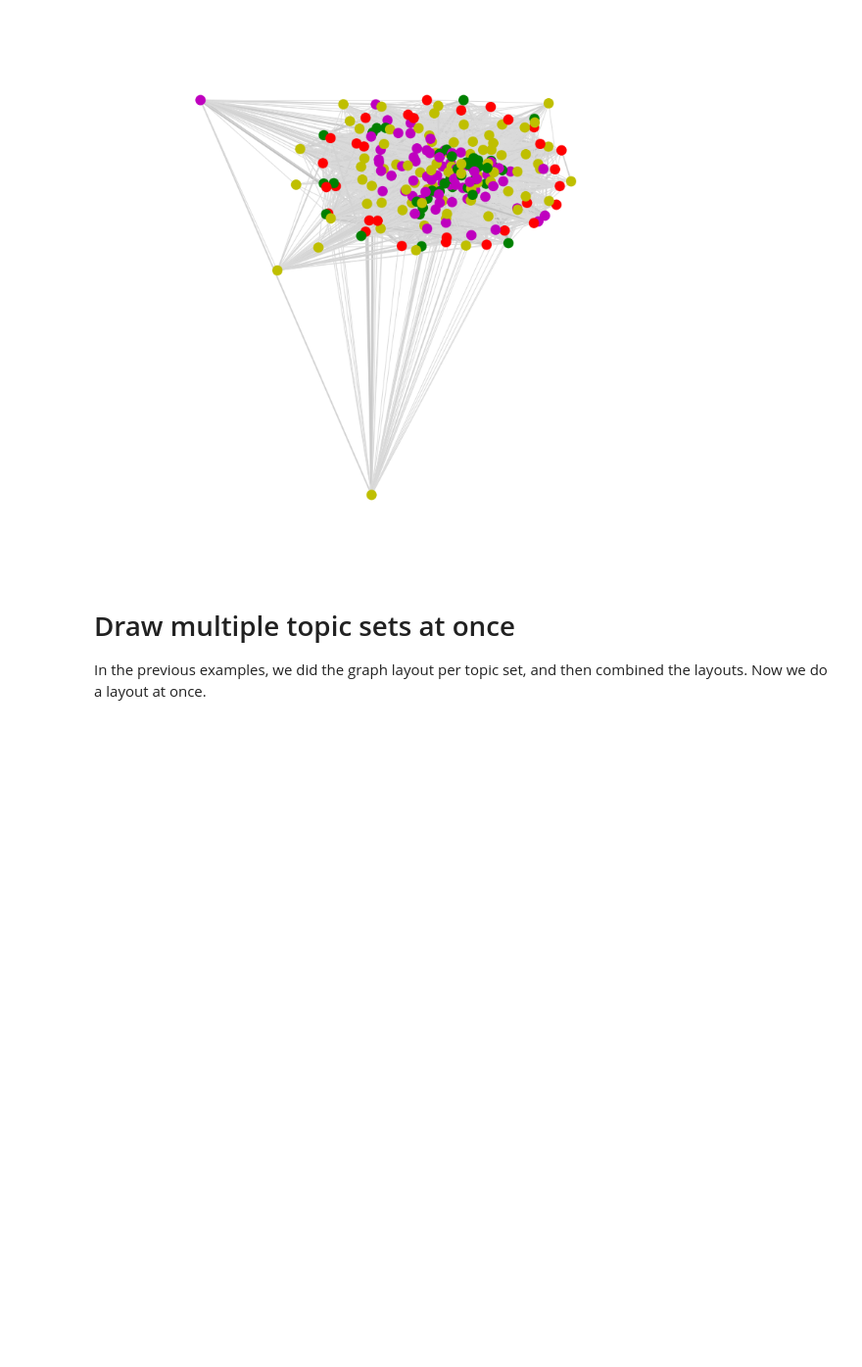
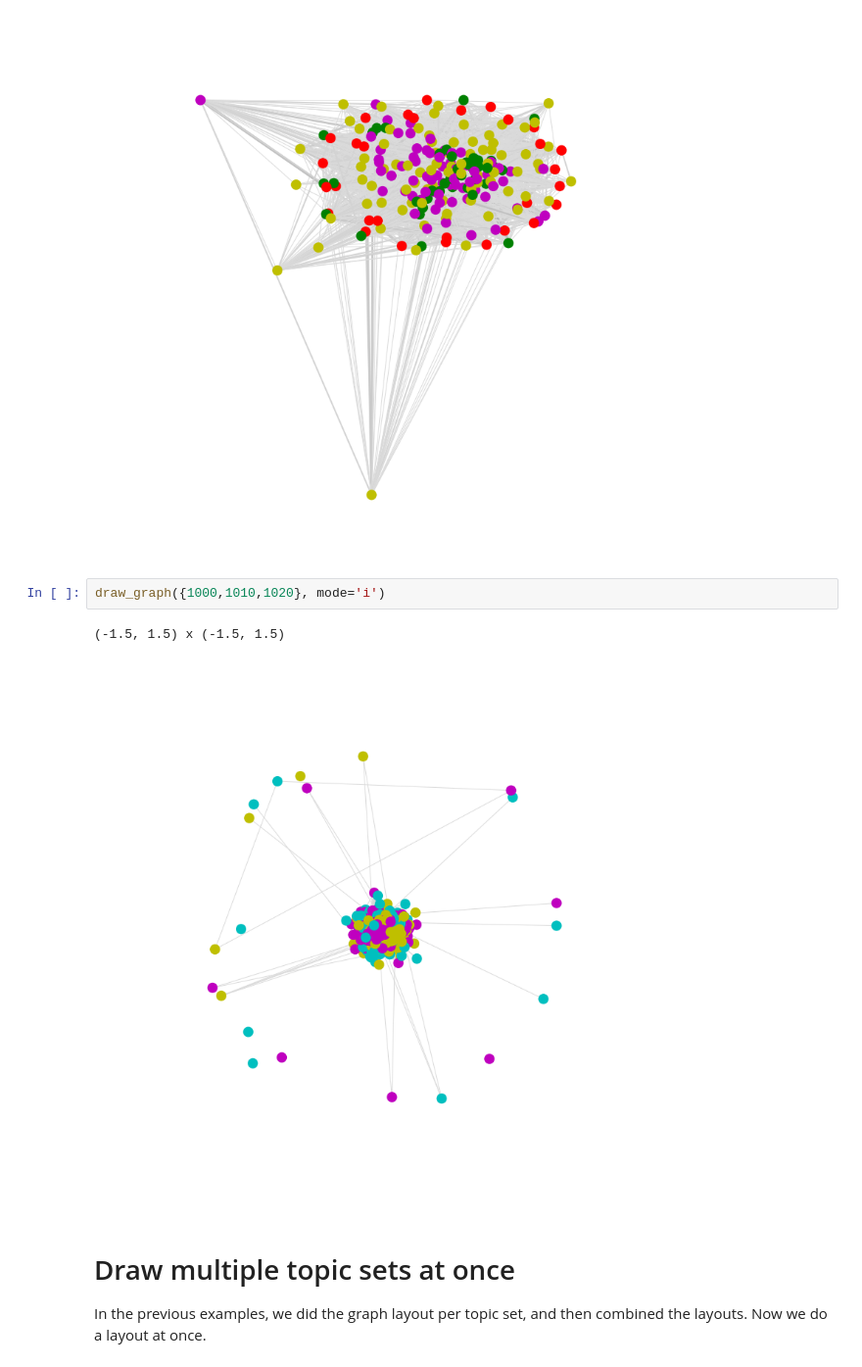
Before and after one commit to ETCBC/laf-fabric-nbs, a Jupyter notebook: topics/topic_viz.ipynb, the cells around one changed output. Shown at 98% size. Saved outputs shown, nothing was run; the diff lists cells and outputs as text; blank space fills up the shorter version.

```diff
--- a/topics/topic_viz.ipynb
+++ b/topics/topic_viz.ipynb
@@ -502,6 +550,11 @@ draw_graph({30,40,70,80}, mode='i')
 # %% [output]
 (-2.5, 1.5) x (-5.0, 2.0)
 [figure]
+# %%
+draw_graph({1000,1010,1020}, mode='i')
+# %% [output]
+(-1.5, 1.5) x (-1.5, 1.5)
+[figure, added]
 # %% [markdown]
 # Draw multiple topic sets at once
 
```
Also changed, not shown: parts of 20 cells of this notebook, 15 other files.
